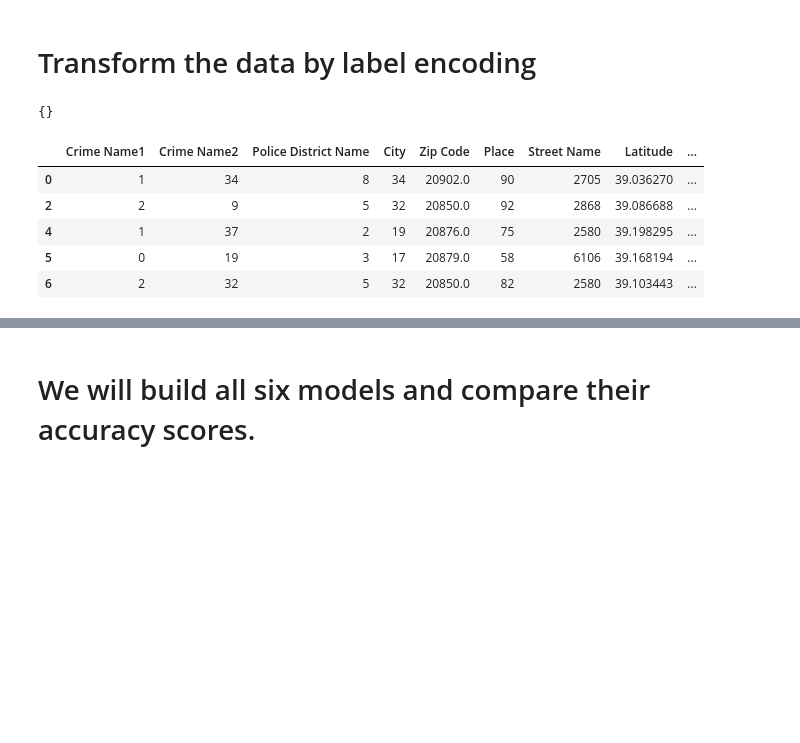
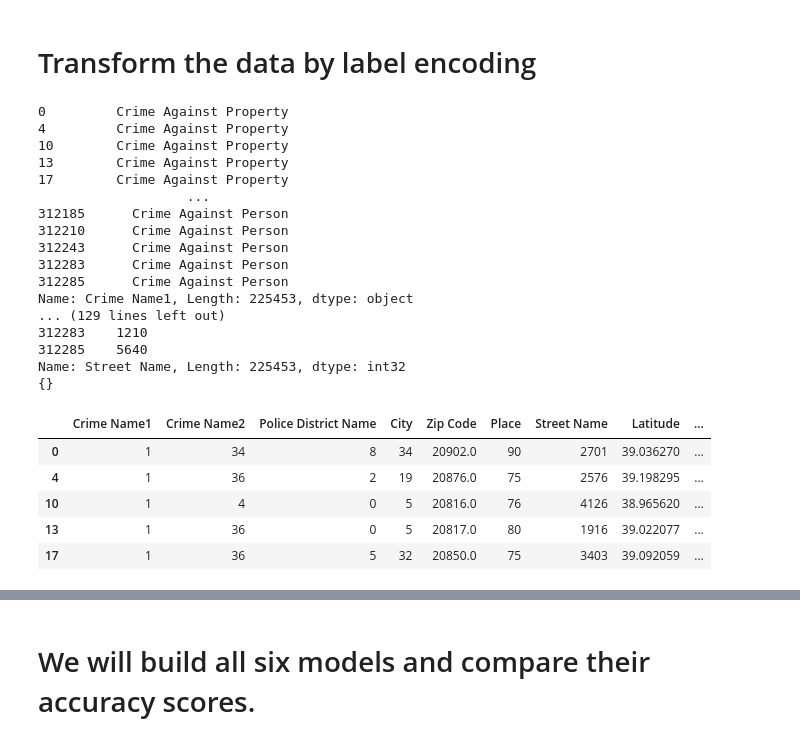
Before and after one commit to Shawon046/Crime-Prediction-for-Montgomery-County, a Jupyter notebook: crime predictor.ipynb, the cells around one changed output, grey strips where cells are left out. Saved outputs shown, nothing was run; the diff lists cells and outputs as text; code cells hidden in the pictures; blank space fills up the shorter version.

```diff
--- a/crime predictor.ipynb
+++ b/crime predictor.ipynb
@@ -205,14 +187,0 @@ dtype: object
-# %%
-# Taking only Top n classes in a column
-target_column = 'Crime Name1'
-top_n = 2
-top_classes = {}
-top_classes = loc_crime_df[target_column].value_counts().nlargest(top_n).to_dict()
-# print(top_classes)
-str_array = []
-temp_df = pd.DataFrame()
-for x in top_classes.keys():
-    str_array.append(x)
-    temp_df= loc_crime_df[loc_crime_df[target_column] == str (x) ]
-# print(str_array)
-temp_df
@@ -222,4 +190,5 @@ temp_df
 # %%
 print(temp_df[target_column].value_counts())
-# print(loc_crime_df[target_column].value_counts())
+loc_crime_df = temp_df
+print(loc_crime_df[target_column].value_counts())
 # %% [output]
@@ -296,38 +247,54 @@ print(loc_crime_df.shape)
 # Transform the data by label encoding
 # %%
 encoded_dict ={}
-temp_df = pd.DataFrame()
+temp_df_2 = pd.DataFrame()
 
 def label_encoder(y):
     le = LabelEncoder()
-    #print(loc_crime_df[y])
+    print(loc_crime_df[y])
     loc_crime_df[y] = le.fit_transform(loc_crime_df[y])
-    #print(loc_crime_df[y])
-    if y== 'Crime Name1':
-        temp_df[y] = le.inverse_transform(loc_crime_df[y])
-        # encoded_dict = {loc_crime_df[y], temp_df[y]}
+    print(loc_crime_df[y])
+    if str(y) == target_column:
+        temp_df_2[y] = le.inverse_transform(loc_crime_df[y])
+        # encoded_dict = {loc_crime_df[y], temp_df_2[y]}
     #print(temp_df[y])
 
 #loc_crime_df = inputdf[['Crime Name1','Crime Name2', 'Police District Name', 'City', 'Place', 'Street Name']]
 
 label_list = ['Crime Name1','Crime Name2', 'Police District Name', 'City', 'Place', 'Street Name']
 #label_list = ['Crime Name1']
 
 for l in label_list:
     label_encoder(l)
 
 print(encoded_dict)
 
 #Display transformed data
 loc_crime_df.head()
 # %% [output]
+0         Crime Against Property
+4         Crime Against Property
+10        Crime Against Property
+13        Crime Against Property
+17        Crime Against Property
+                   ...
+312185      Crime Against Person
+312210      Crime Against Person
+312243      Crime Against Person
+312283      Crime Against Person
+312285      Crime Against Person
+Name: Crime Name1, Length: 225453, dtype: object
+... (129 lines left out)
+312283    1210
+312285    5640
+Name: Street Name, Length: 225453, dtype: int32
 {}
 |  | Crime Name1 | Crime Name2 | Police District Name | City | Zip Code | Place | Street Name | Latitude | ... |
-| 0 | 1 | 34 | 8 | 34 | 20902.0 | 90 | 2705 | 39.036270 | ... |
-| 2 | 2 | 9 | 5 | 32 | 20850.0 | 92 | 2868 | 39.086688 | ... |
-| 4 | 1 | 37 | 2 | 19 | 20876.0 | 75 | 2580 | 39.198295 | ... |
-| 5 | 0 | 19 | 3 | 17 | 20879.0 | 58 | 6106 | 39.168194 | ... |
-| 6 | 2 | 32 | 5 | 32 | 20850.0 | 82 | 2580 | 39.103443 | ... |
+| 0 | 1 | 34 | 8 | 34 | 20902.0 | 90 | 2701 | 39.036270 | ... |
+| 4 | 1 | 36 | 2 | 19 | 20876.0 | 75 | 2576 | 39.198295 | ... |
+| 10 | 1 | 4 | 0 | 5 | 20816.0 | 76 | 4126 | 38.965620 | ... |
+| 13 | 1 | 36 | 0 | 5 | 20817.0 | 80 | 1916 | 39.022077 | ... |
+| 17 | 1 | 36 | 5 | 32 | 20850.0 | 75 | 3403 | 39.092059 | ... |
 # %%
 # print(loc_crime_df['Crime Name1'].value_counts())
 # print(temp_df['Crime Name1'].value_counts())
```
Also changed, not shown: parts of 20 cells of this notebook.
